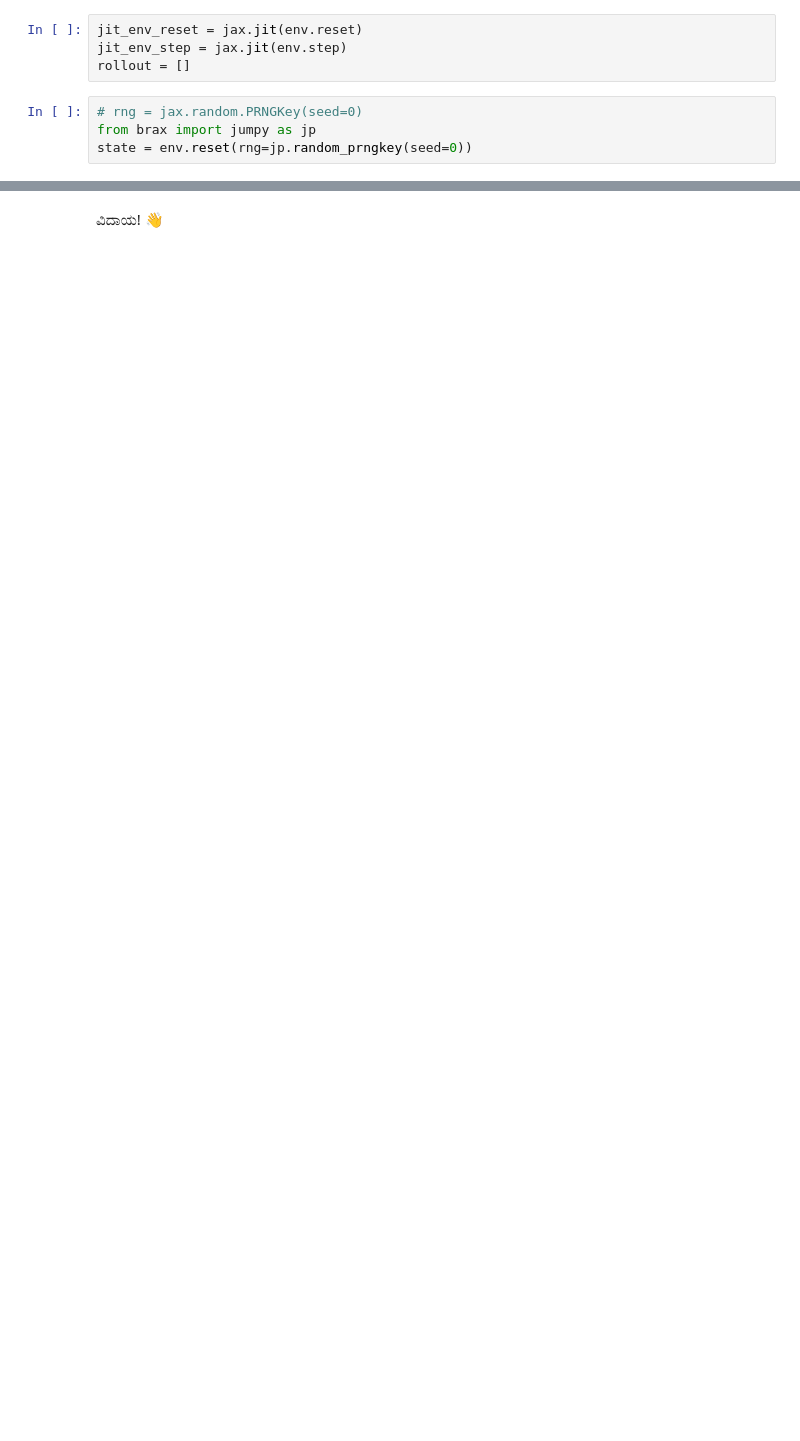
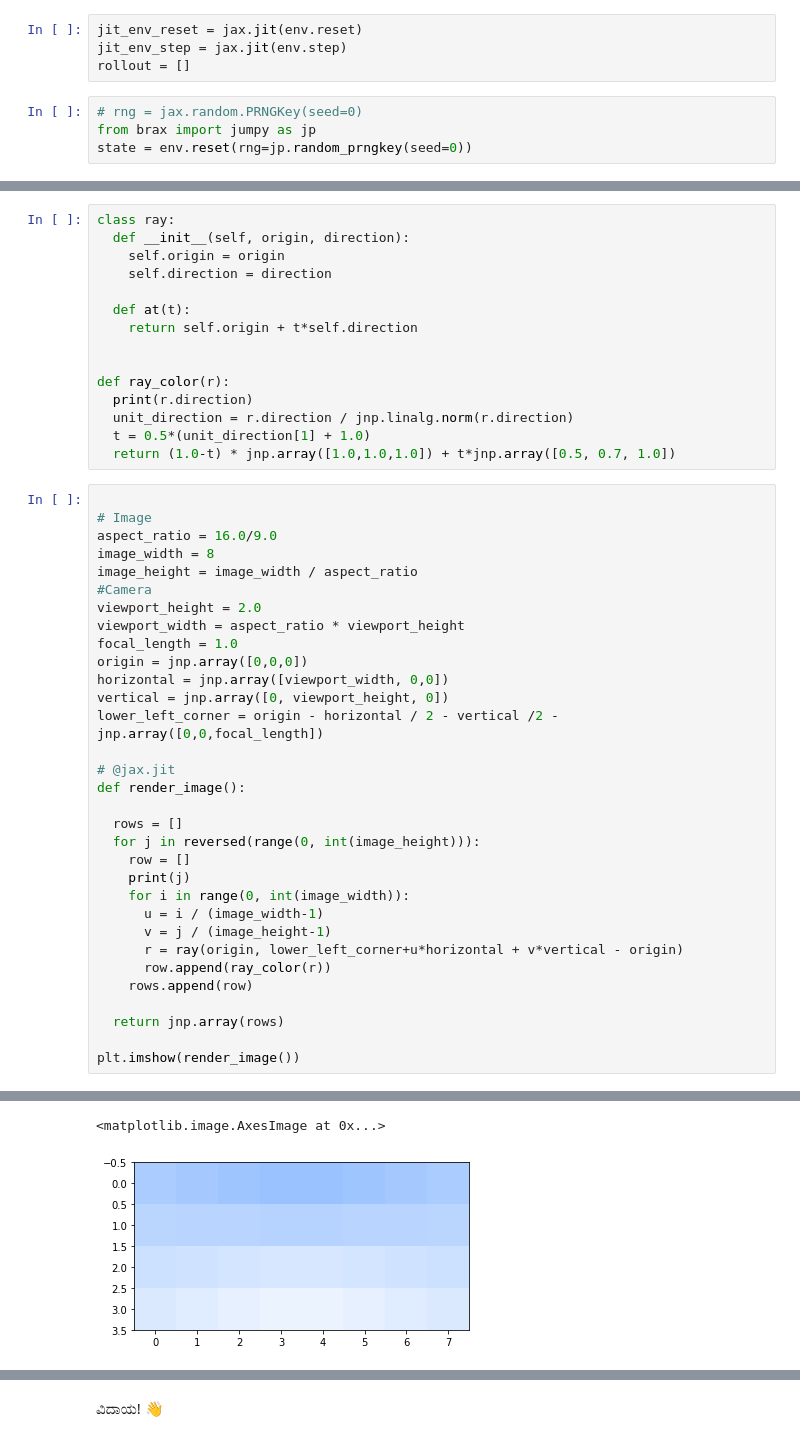
Before and after one commit to sholtodouglas/brax_raytrace, a Jupyter notebook: notebooks/training.ipynb, the cells around one changed output, grey strips where cells are left out. Cells and saved outputs as stored; diff of their text form; blank space fills up the shorter version.

```diff
--- a/notebooks/training.ipynb
+++ b/notebooks/training.ipynb
@@ -610,0 +465,48 @@ HTML(html.render(env.sys, [s.qp for s in rollout]))
+# %%
+class ray:
+  def __init__(self, origin, direction):
+    self.origin = origin
+    self.direction = direction
+
+  def at(t):
+    return self.origin + t*self.direction
+
+
+def ray_color(r):
+  print(r.direction)
+  unit_direction = r.direction / jnp.linalg.norm(r.direction)
+  t = 0.5*(unit_direction[1] + 1.0)
+  return (1.0-t) * jnp.array([1.0,1.0,1.0]) + t*jnp.array([0.5, 0.7, 1.0])
+# %%
+
+# Image
+aspect_ratio = 16.0/9.0
+image_width = 8
+image_height = image_width / aspect_ratio
+#Camera
+viewport_height = 2.0
+viewport_width = aspect_ratio * viewport_height
+focal_length = 1.0
+origin = jnp.array([0,0,0])
+horizontal = jnp.array([viewport_width, 0,0])
+vertical = jnp.array([0, viewport_height, 0])
+lower_left_corner = origin - horizontal / 2 - vertical /2 - jnp.array([0,0,focal_length])
+
+# @jax.jit
+def render_image():
+
+  rows = []
+  for j in reversed(range(0, int(image_height))):
+    row = []
+    print(j)
+    for i in range(0, int(image_width)):
+      u = i / (image_width-1)
+      v = j / (image_height-1)
+      r = ray(origin, lower_left_corner+u*horizontal + v*vertical - origin)
+      row.append(ray_color(r))
+    rows.append(row)
+
+  return jnp.array(rows)
+
+plt.imshow(render_image())
+# %% [output]
@@ -610,0 +530,2 @@ HTML(html.render(env.sys, [s.qp for s in rollout]))
+<matplotlib.image.AxesImage at 0x...>
+[figure, added]
```
Also changed, not shown: parts of 28 cells of this notebook.
